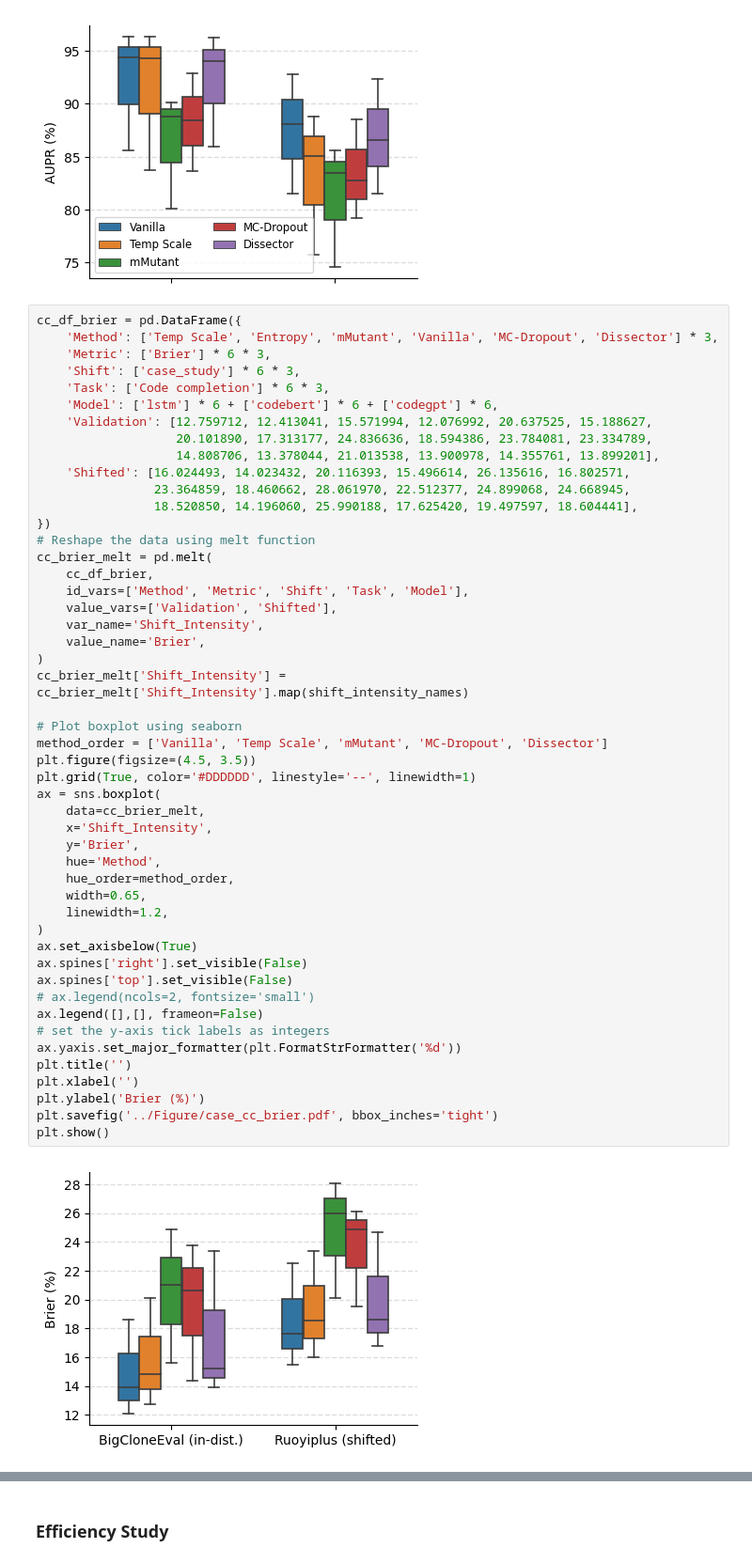
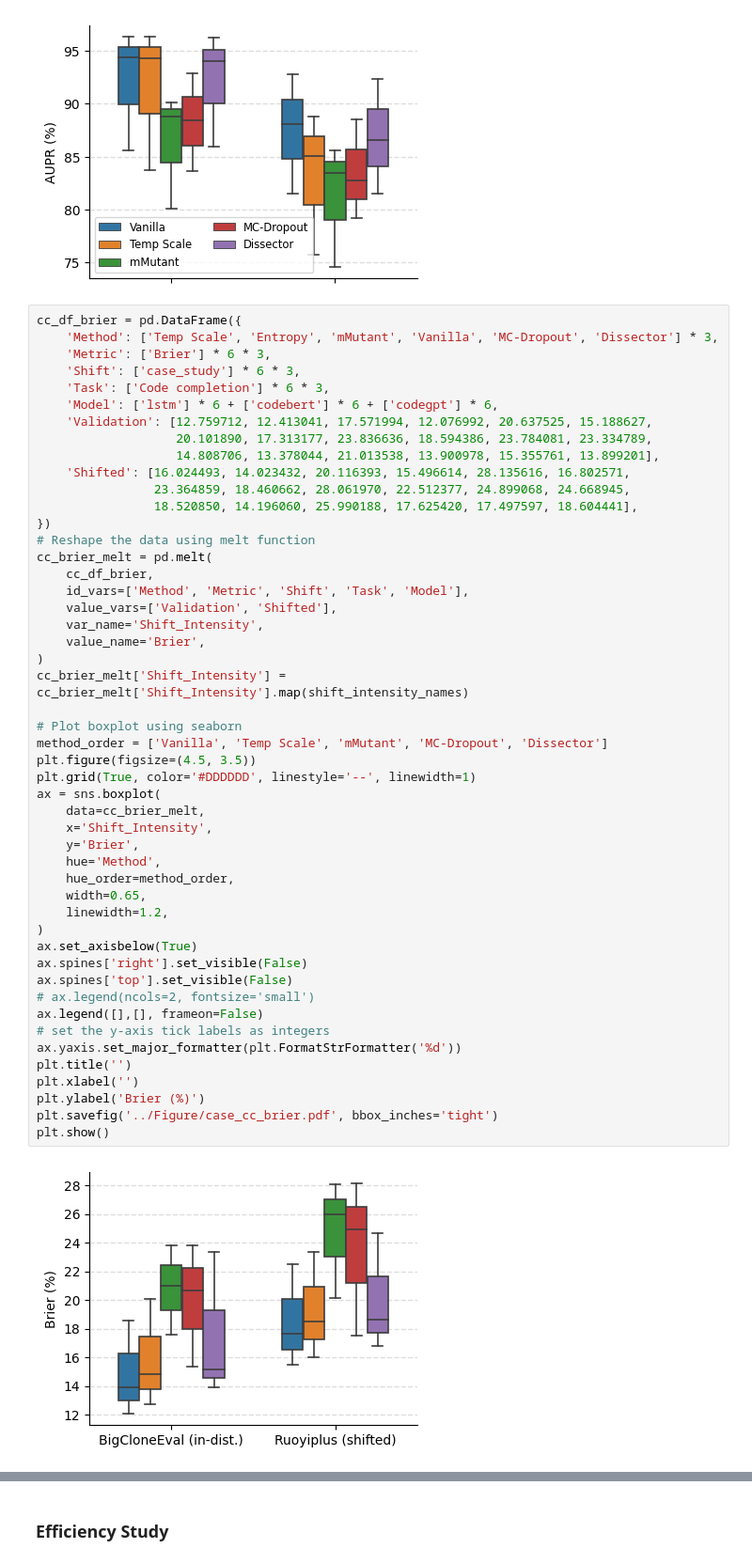
Before and after one commit to yul091/UncertaintyPL, a Jupyter notebook: notebooks/case_study.ipynb, the cells around one changed output, grey strips where cells are left out. Shown at 94% size. Cells and saved outputs as stored; diff of their text form.

```diff
--- a/notebooks/case_study.ipynb
+++ b/notebooks/case_study.ipynb
@@ -391,12 +391,12 @@ cc_df_brier = pd.DataFrame({
     'Shift': ['case_study'] * 6 * 3,
     'Task': ['Code completion'] * 6 * 3,
     'Model': ['lstm'] * 6 + ['codebert'] * 6 + ['codegpt'] * 6,
-    'Validation': [12.759712, 12.413041, 15.571994, 12.076992, 20.637525, 15.188627,
-                   20.101890, 17.313177, 24.836636, 18.594386, 23.784081, 23.334789,
-                   14.808706, 13.378044, 21.013538, 13.900978, 14.355761, 13.899201],
-    'Shifted': [16.024493, 14.023432, 20.116393, 15.496614, 26.135616, 16.802571,
+    'Validation': [12.759712, 12.413041, 17.571994, 12.076992, 20.637525, 15.188627,
+                   20.101890, 17.313177, 23.836636, 18.594386, 23.784081, 23.334789,
+                   14.808706, 13.378044, 21.013538, 13.900978, 15.355761, 13.899201],
+    'Shifted': [16.024493, 14.023432, 20.116393, 15.496614, 28.135616, 16.802571,
                 23.364859, 18.460662, 28.061970, 22.512377, 24.899068, 24.668945,
-                18.520850, 14.196060, 25.990188, 17.625420, 19.497597, 18.604441],
+                18.520850, 14.196060, 25.990188, 17.625420, 17.497597, 18.604441],
 })
 # Reshape the data using melt function
 cc_brier_melt = pd.melt(
@@ -407,34 +407,34 @@ cc_brier_melt = pd.melt(
     value_name='Brier',
 )
 cc_brier_melt['Shift_Intensity'] = cc_brier_melt['Shift_Intensity'].map(shift_intensity_names)
 
 # Plot boxplot using seaborn
 method_order = ['Vanilla', 'Temp Scale', 'mMutant', 'MC-Dropout', 'Dissector']
 plt.figure(figsize=(4.5, 3.5))
 plt.grid(True, color='#DDDDDD', linestyle='--', linewidth=1)
 ax = sns.boxplot(
     data=cc_brier_melt,
     x='Shift_Intensity',
     y='Brier',
     hue='Method',
     hue_order=method_order,
     width=0.65,
     linewidth=1.2,
 )
 ax.set_axisbelow(True)
 ax.spines['right'].set_visible(False)
 ax.spines['top'].set_visible(False)
 # ax.legend(ncols=2, fontsize='small')
 ax.legend([],[], frameon=False)
 # set the y-axis tick labels as integers
 ax.yaxis.set_major_formatter(plt.FormatStrFormatter('%d'))
 plt.title('')
 plt.xlabel('')
 plt.ylabel('Brier (%)')
 plt.savefig('../Figure/case_cc_brier.pdf', bbox_inches='tight')
 plt.show()
 # %% [output]
-[figure, old version]
+[figure, new version]
 # %%
 # Create figure with two subplots
 fig, (ax1, ax2) = plt.subplots(nrows=2, ncols=1, figsize=(4.5, 7), sharex=True)
```
Also changed, not shown: parts of 1 cell of this notebook, 2 other files.
